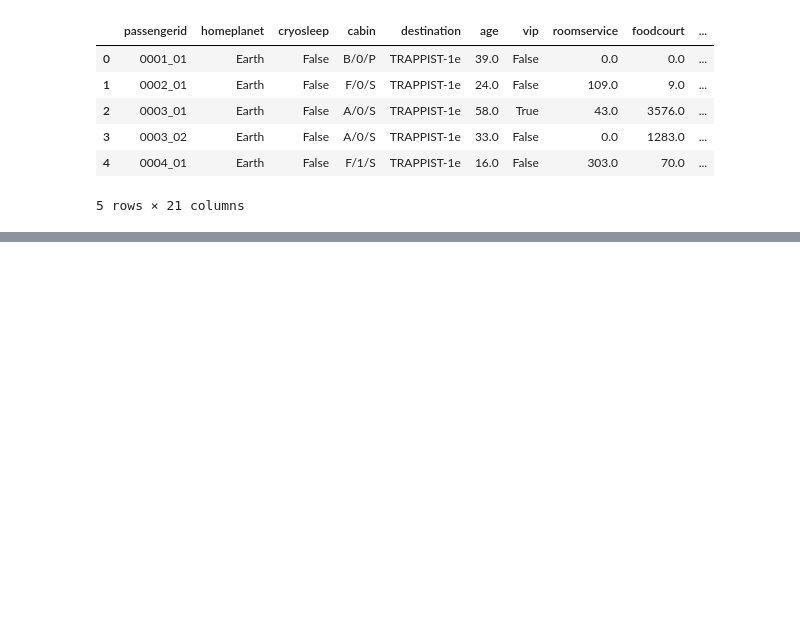
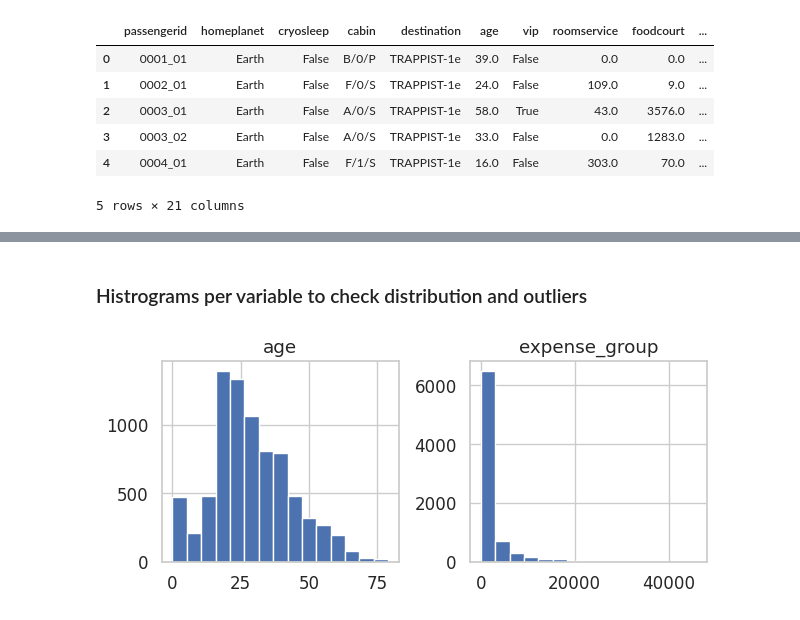
Before and after one commit to remcovanwijk040/AI, a Jupyter notebook: kaggle/spaceship_titanic/script_competition_spaceship_titanic.ipynb, the cells around one changed output, grey strips where cells are left out. Saved outputs shown, nothing was run; the diff lists cells and outputs as text; code cells hidden in the pictures; blank space fills up the shorter version.

```diff
--- a/kaggle/spaceship_titanic/script_competition_spaceship_titanic.ipynb
+++ b/kaggle/spaceship_titanic/script_competition_spaceship_titanic.ipynb
@@ -153,0 +236,4 @@ df.head()
+# %%
+#For now just delete the missings
+df_clean = df_clean.dropna()
+df_clean.isna().sum()
@@ -153,0 +263,7 @@ df.head()
+# %% [markdown]
+### Histrograms per variable to check distribution and outliers
+# %%
+#numerical
+df_clean[cols_float].hist(bins=15, figsize=(15, 6), layout=(2, 4));
+# %% [output]
+[figure, added]
```
Also changed, not shown: parts of 15 cells of this notebook.
